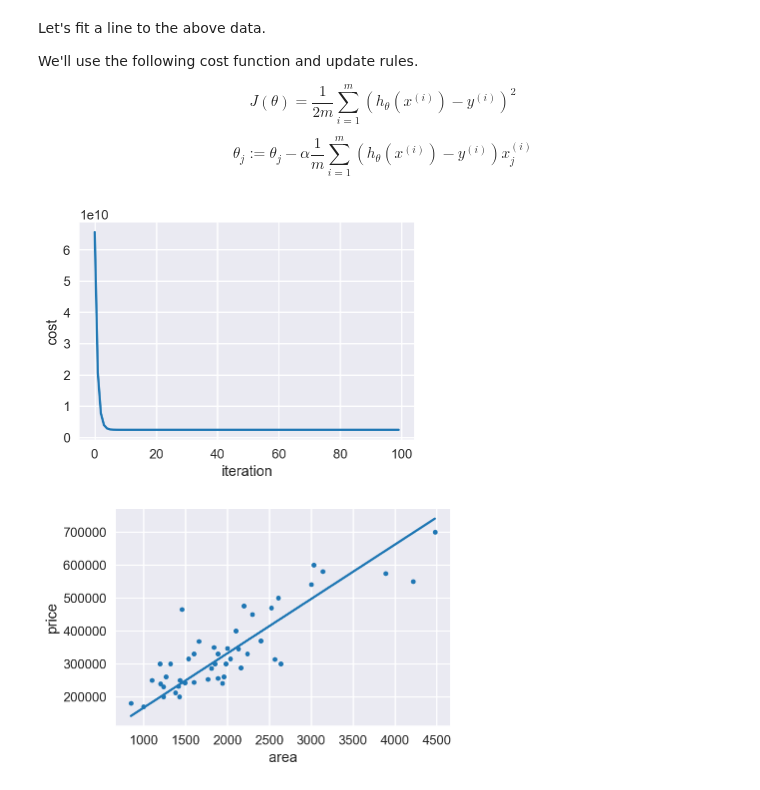
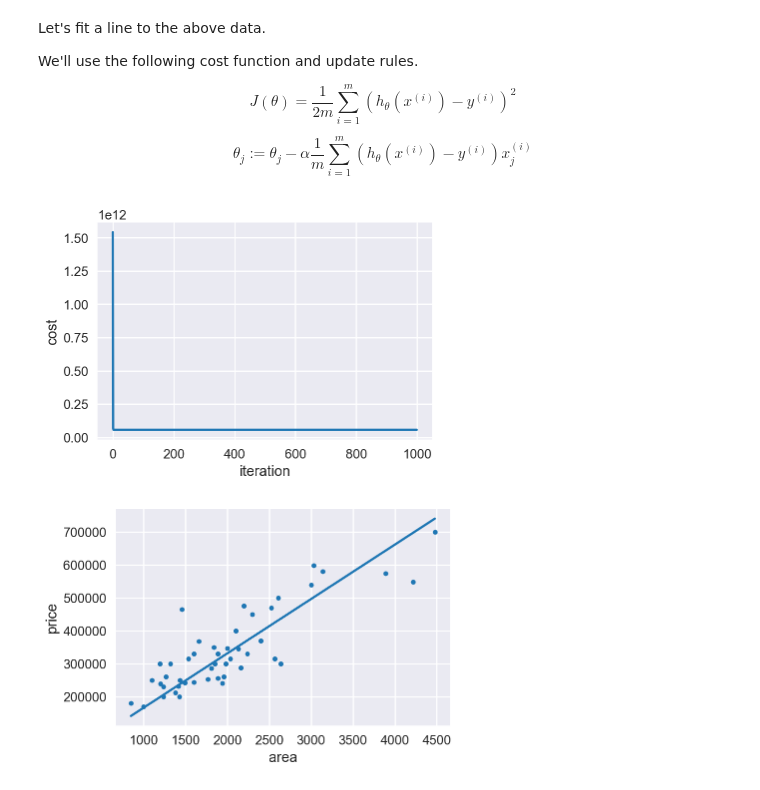
Before and after one commit to sameerank/data-science-interview-prep, a Jupyter notebook: ml/linear_regression.ipynb, the cells around one changed output. Saved outputs shown, nothing was run; the diff lists cells and outputs as text; code cells hidden in the pictures.

Commit message:
Compare gradient descent to ols

```diff
--- a/ml/linear_regression.ipynb
+++ b/ml/linear_regression.ipynb
@@ -72,32 +72,44 @@ $$J(\theta) = \frac{1}{2m}\sum^{m}_{i=1}\left(h_{\theta}(x^{(i)}) - y^{(i)} \rig
 $$\theta_{j} := \theta_{j} - \alpha \frac{1}{m} \sum^{m}_{i=1} \left(h_{\theta}(x^{(i)}) - y^{(i)} \right) x^{(i)}_{j}$$
 # %%
 def hypothesis(thetas, xs):
-    input_matrix = np.array([np.ones(len(xs)), xs])
-    return np.matmul(thetas, input_matrix)
+    return np.matmul(thetas, xs)
 
 def cost_function(thetas, xs, ys):
     m = len(xs)
     return (1 / (2 * m)) * sum((np.array(ys) - hypothesis(thetas, xs))**2)
 
 def gradient_descent_update(thetas, xs, ys):
-    learning_rate = 0.0000001
+    learning_rate = 0.00000001
     m = len(xs)
-    return thetas - (learning_rate * (1 / m) * sum((hypothesis(thetas, xs) - ys) * xs))
+    new_thetas = np.empty(len(thetas))
+    for j, theta in enumerate(thetas):
+        new_thetas[j] = theta - (learning_rate * (1 / m) * sum((hypothesis(thetas, xs) - ys) * xs[j]))
+    return new_thetas
 # %%
-xs, ys = df[['area', 'price']].values.T
+areas, ys = df[['area', 'price']].values.T
-# %%
-costs = []
-thetas = np.zeros(2)
-for i in range(100):
-    costs.append(cost_function(thetas, xs, ys))
-    thetas = gradient_descent_update(thetas, xs, ys)
+# %%
+def minimize(*args, **kwargs):
+    ys = kwargs['ys']
+    xs = [np.ones(len(ys))]
+    for arg in args:
+        xs.append(arg)
+    xs = np.array(xs)
+    costs = []
+    input_thetas = kwargs.get('thetas')
+    thetas = input_thetas if input_thetas is not None else np.zeros(len(xs))
+    for i in range(1000):
+        costs.append(cost_function(thetas, xs, ys))
+        thetas = gradient_descent_update(thetas, xs, ys)
+    return {'costs': costs, 'thetas': thetas}
+
+result = minimize(areas, ys=ys)
 # %%
-plt.plot(costs)
+plt.plot(result['costs'])
 plt.xlabel('iteration')
 plt.ylabel('cost')
 plt.show()
 # %% [output]
-[figure, old version]
+[figure, new version]
 # %%
 df.plot.scatter(x='area', y='price')
 line_xs = range(df.area.min(), df.area.max())
```
Also changed, not shown: parts of 5 cells of this notebook, 3 other files.
